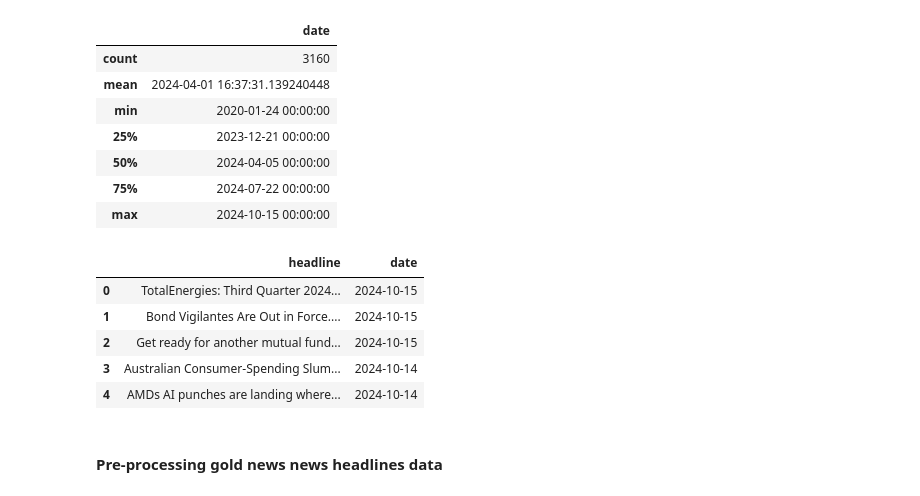
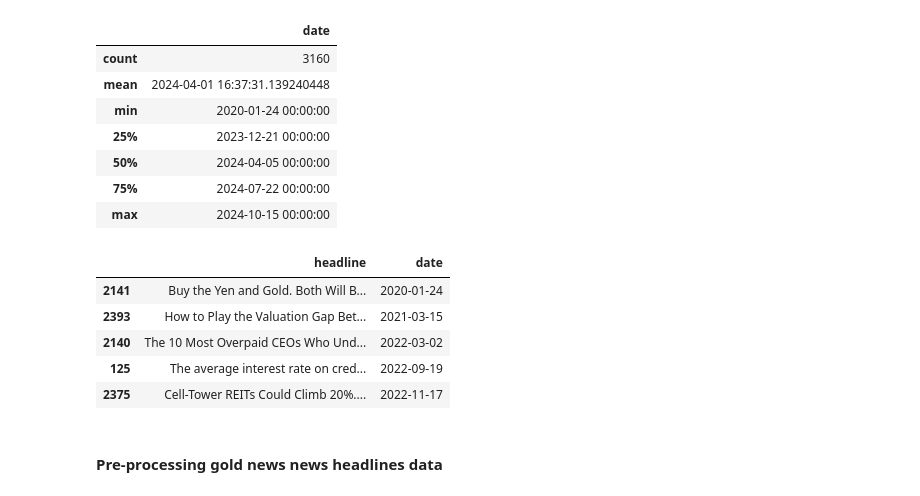
Before and after one commit to aalaka/gold-price-prediction, a Jupyter notebook: Sentiment_Analysis.ipynb, the cells around one changed output. Saved outputs shown, nothing was run; the diff lists cells and outputs as text; code cells hidden in the pictures.

```diff
--- a/Sentiment_Analysis.ipynb
+++ b/Sentiment_Analysis.ipynb
@@ -556,14 +558,15 @@ df_interest_rates_news.describe()
 | max | 2024-10-15 00:00:00 |
 # %%
 df_interest_rates_news_clean = df_interest_rates_news.copy()
+df_interest_rates_news.sort_values(by='date', inplace=True)
 df_interest_rates_news.head()
 # %% [output]
 |  | headline | date |
-| 0 | TotalEnergies: Third Quarter 2024... | 2024-10-15 |
-| 1 | Bond Vigilantes Are Out in Force.... | 2024-10-15 |
-| 2 | Get ready for another mutual fund... | 2024-10-15 |
-| 3 | Australian Consumer-Spending Slum... | 2024-10-14 |
-| 4 | AMDs AI punches are landing where... | 2024-10-14 |
+| 2141 | Buy the Yen and Gold. Both Will B... | 2020-01-24 |
+| 2393 | How to Play the Valuation Gap Bet... | 2021-03-15 |
+| 2140 | The 10 Most Overpaid CEOs Who Und... | 2022-03-02 |
+| 125 | The average interest rate on cred... | 2022-09-19 |
+| 2375 | Cell-Tower REITs Could Climb 20%.... | 2022-11-17 |
 # %% [markdown]
 #### Pre-processing gold news news headlines data
 # %%
```
Also changed, not shown: parts of 12 cells of this notebook, 6 other files.
